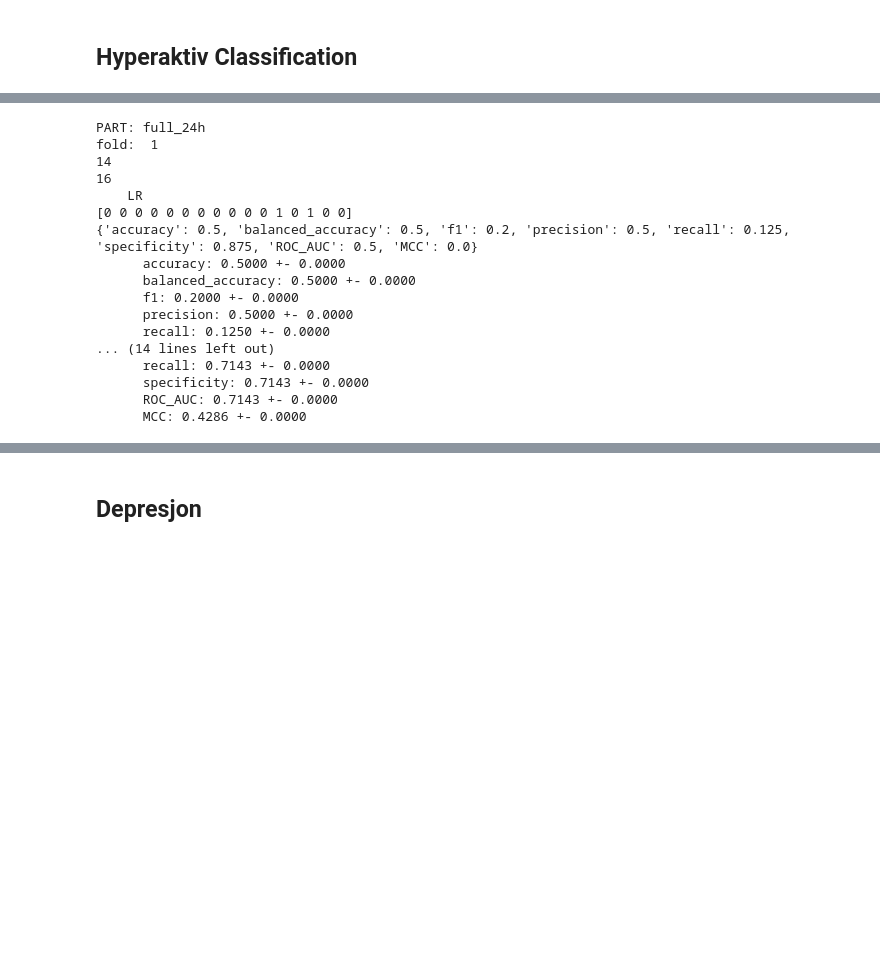
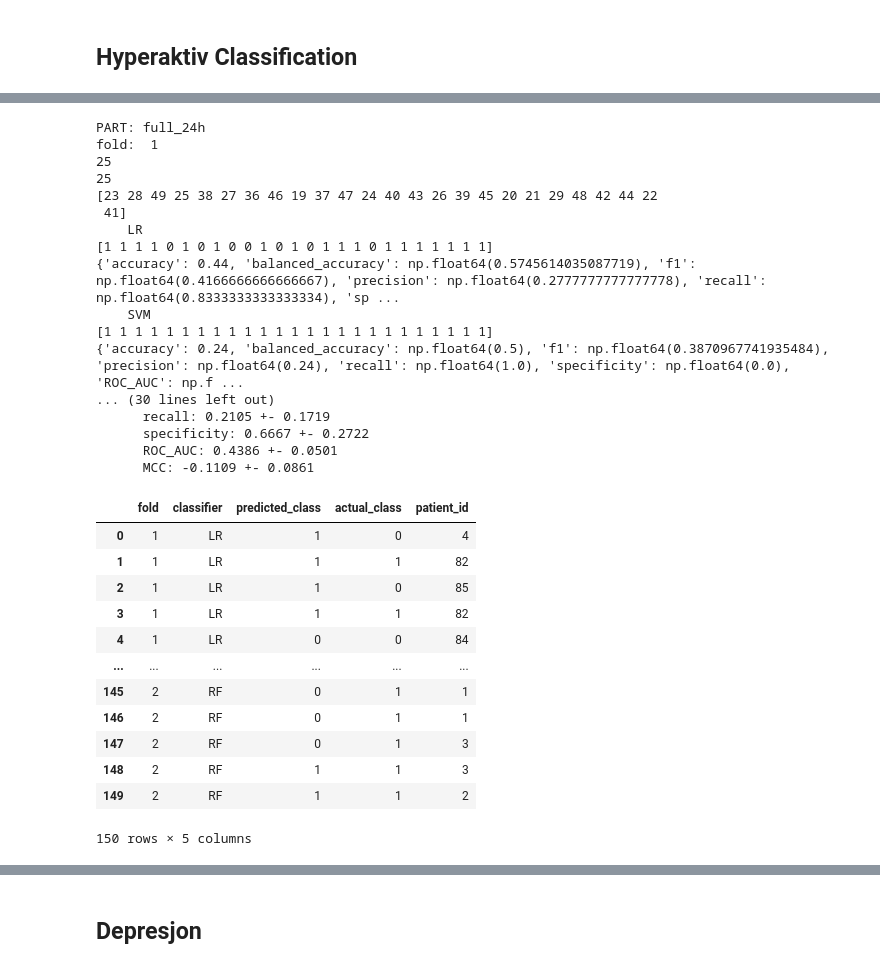
Before and after one commit to tunczyk101/Mental-Disorder-TS, a Jupyter notebook: 1_manual_feature_engineering-copy.ipynb, the cells around one changed output, grey strips where cells are left out. Drawn from its saved outputs; the diff is of its cells as text; code cells hidden in the pictures; blank space fills up the shorter version.

Commit message:
perform voting on small hyperaktiv dataset

```diff
--- a/1_manual_feature_engineering-copy.ipynb
+++ b/1_manual_feature_engineering-copy.ipynb
@@ -494,14 +501,12 @@ results_directory = os.path.join(".", MAIN_RESULTS_DIR, DAY_WINDOWS_DIR, "hypera
 predictions_directory = os.path.join('.', MAIN_RESULTS_DIR, DAY_WINDOWS_DIR, "hyperactiv", "predictions")
 os.makedirs(results_directory, exist_ok=True)
 os.makedirs(predictions_directory, exist_ok=True)
-predictions = pd.DataFrame()
+predictions = pd.DataFrame(columns=['fold', 'classifier', 'predicted_class', 'actual_class', 'patient_id'])
 folds = StratifiedKFold(n_splits=3, shuffle=True, random_state=0)
 
-# for part in ["full_24h", "night", "day"]:
 
 for part in ["full_24h"]:
     print(f"PART: {part}")
-    # X = datasets[part]
 
     group_kfold = GroupKFold(n_splits=2)
     fold_num = 0
@@ -515,6 +520,8 @@ for part in ["full_24h"]:
         np.random.shuffle(train_idx)
         np.random.shuffle(test_idx)
 
+        print(test_idx)
+
         X_train, X_test = X.iloc[train_idx], X.iloc[test_idx]
         y_train, y_test = y.iloc[train_idx], y.iloc[test_idx]
 
@@ -522,7 +529,7 @@ for part in ["full_24h"]:
         X_train, X_test = standardize(X_train, X_test)
 
         test_scores = []
-        for clf_type in ["LR"]: #, "SVM", "RF"
+        for clf_type in ["LR", "SVM", "RF"]:
             print(f"    {clf_type}")
 
             grid_search = GridSearchCV(
@@ -548,16 +555,19 @@ for part in ["full_24h"]:
                 os.path.join(results_directory, f"test_scores_{part}_fold_{clf_type}"),
                 index=False
             )
-            # setting the same len of df
-            if fold_num > 1:
-                if len(predictions) < len(y_pred):
-                    predictions = pd.concat([predictions, pd.DataFrame(columns=predictions.columns).reindex(range(len(y_pred) - len(predictions)))], ignore_index=True)
-                elif len(predictions) > len(y_pred):
-                    y_pred = np.append(y_pred, [np.nan] * (len(predictions) - len(y_pred)))
-            predictions[f'{clf_type}_{fold_num}'] = y_pred
 
-        predictions[f'y_test{fold_num}'] = y_test
-        predictions[f'patient_id_{fold_num}'] = info.loc[info.index.isin(test_idx), 'patient_id']
+            for idx, pred in enumerate(y_pred):
+                y_test_val = y_test[test_idx[idx]]
+
+                new_row = {
+                    'fold': fold_num,
+                    'classifier': clf_type,
+                    'predicted_class': pred,
+                    'actual_class': y_test_val,
+                    'patient_id': info.loc[test_idx[idx], 'patient_id']
+                }
+
+                predictions = pd.concat([predictions, pd.DataFrame([new_row])], ignore_index=True)
 
         # Compute and save final scores for the fold
         final_scores = calculate_metrics_statistics(test_scores)
@@ -579,18 +589,35 @@ for part in ["full_24h"]:
 # %% [output]
 PART: full_24h
 fold:  1
-14
-16
+25
+25
+[23 28 49 25 38 27 36 46 19 37 47 24 40 43 26 39 45 20 21 29 48 42 44 22
+ 41]
     LR
-[0 0 0 0 0 0 0 0 0 0 0 1 0 1 0 0]
-{'accuracy': 0.5, 'balanced_accuracy': 0.5, 'f1': 0.2, 'precision': 0.5, 'recall': 0.125, 'specificity': 0.875, 'ROC_AUC': 0.5, 'MCC': 0.0}
-      accuracy: 0.5000 +- 0.0000
-      balanced_accuracy: 0.5000 +- 0.0000
-      f1: 0.2000 +- 0.0000
-      precision: 0.5000 +- 0.0000
-      recall: 0.1250 +- 0.0000
-... (14 lines left out)
-      recall: 0.7143 +- 0.0000
-      specificity: 0.7143 +- 0.0000
-      ROC_AUC: 0.7143 +- 0.0000
-      MCC: 0.4286 +- 0.0000
+[1 1 1 1 0 1 0 1 0 0 1 0 1 0 1 1 1 0 1 1 1 1 1 1 1]
+{'accuracy': 0.44, 'balanced_accuracy': np.float64(0.5745614035087719), 'f1': np.float64(0.4166666666666667), 'precision': np.float64(0.2777777777777778), 'recall': np.float64(0.8333333333333334), 'sp ...
+    SVM
+[1 1 1 1 1 1 1 1 1 1 1 1 1 1 1 1 1 1 1 1 1 1 1 1 1]
+{'accuracy': 0.24, 'balanced_accuracy': np.float64(0.5), 'f1': np.float64(0.3870967741935484), 'precision': np.float64(0.24), 'recall': np.float64(1.0), 'specificity': np.float64(0.0), 'ROC_AUC': np.f ...
+... (30 lines left out)
+      recall: 0.2105 +- 0.1719
+      specificity: 0.6667 +- 0.2722
+      ROC_AUC: 0.4386 +- 0.0501
+      MCC: -0.1109 +- 0.0861
+# %%
+predictions = pd.read_csv("results\\day_windows\\hyperactiv\\predictions\\predictions_full_24h.csv")
+predictions
+# %% [output]
+|  | fold | classifier | predicted_class | actual_class | patient_id |
+| 0 | 1 | LR | 1 | 0 | 4 |
+| 1 | 1 | LR | 1 | 1 | 82 |
+| 2 | 1 | LR | 1 | 0 | 85 |
+| 3 | 1 | LR | 1 | 1 | 82 |
+| 4 | 1 | LR | 0 | 0 | 84 |
+| ... | ... | ... | ... | ... | ... |
+| 145 | 2 | RF | 0 | 1 | 1 |
+| 146 | 2 | RF | 0 | 1 | 1 |
+| 147 | 2 | RF | 0 | 1 | 3 |
+| 148 | 2 | RF | 1 | 1 | 3 |
+| 149 | 2 | RF | 1 | 1 | 2 |
+150 rows × 5 columns
```
Also changed, not shown: parts of 11 cells of this notebook, 15 other files.
